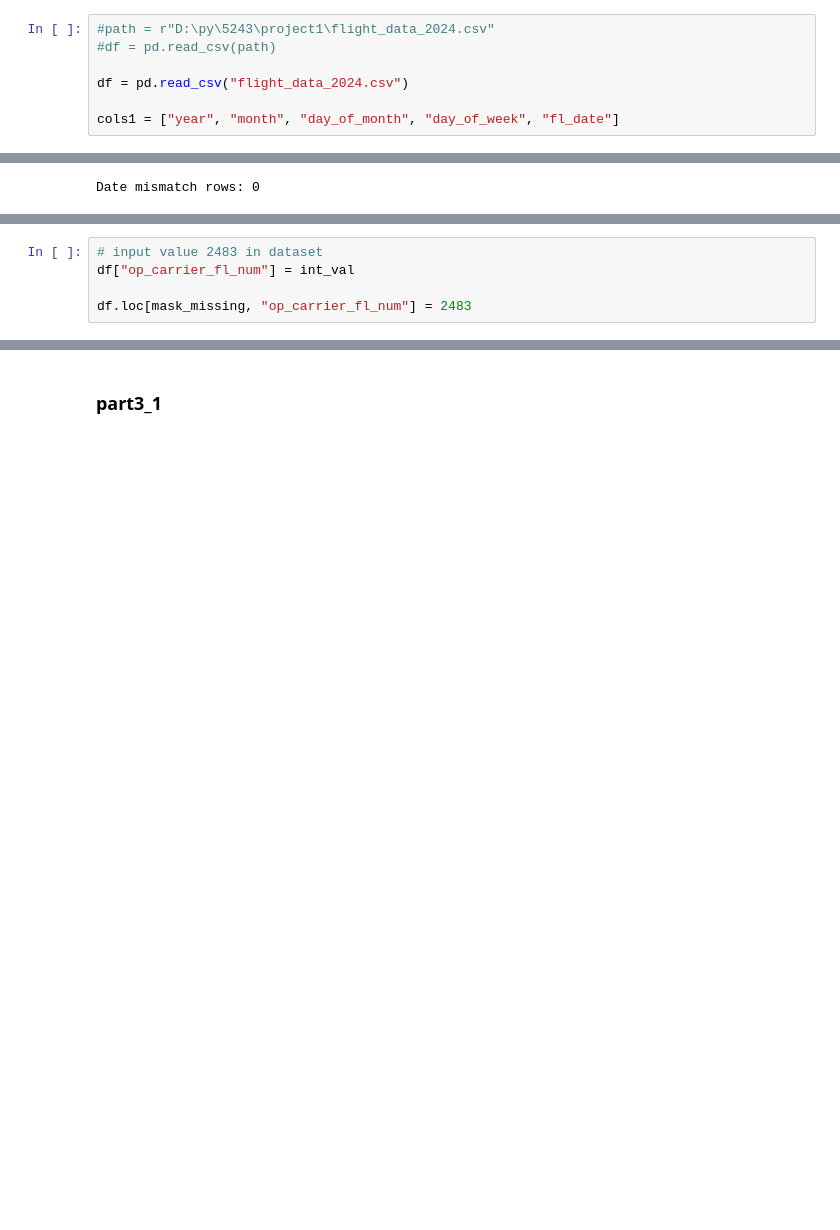
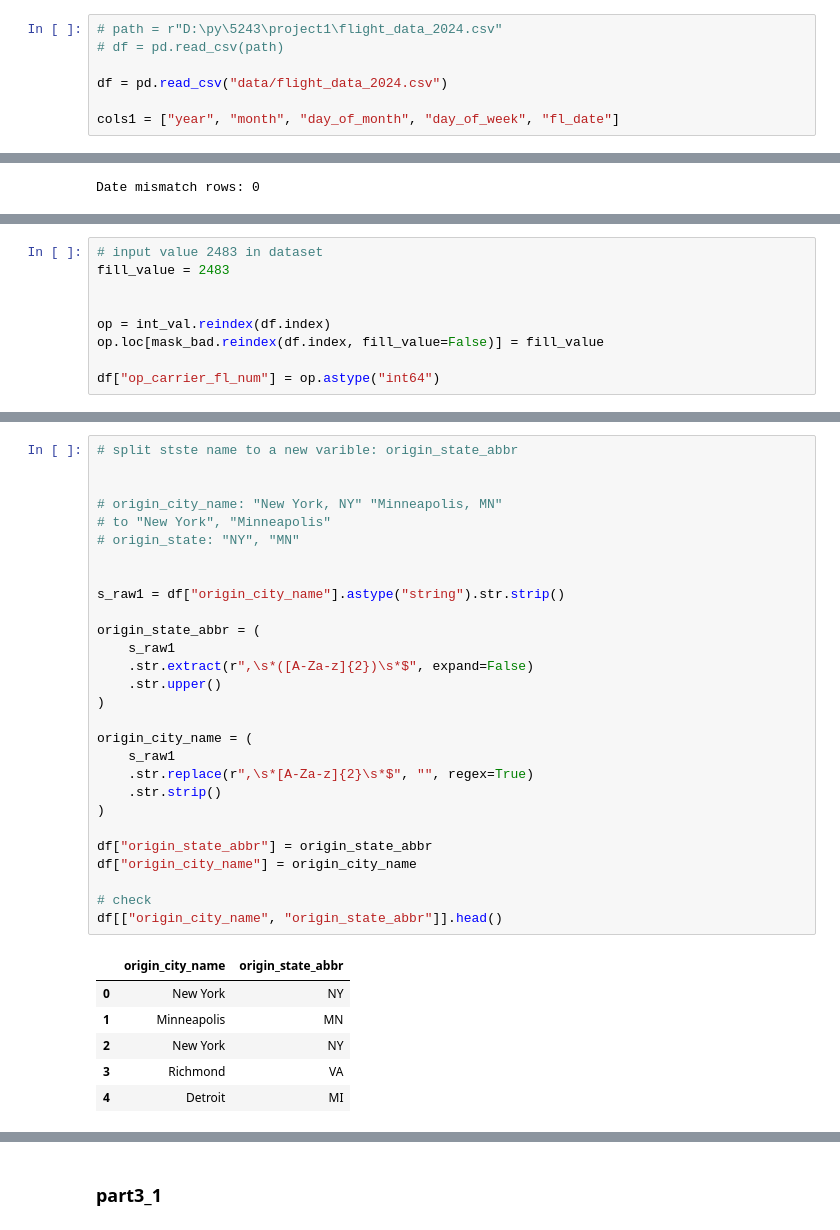
Before and after one commit to nshanbhag2003/flight-delay-analysis, a Jupyter notebook: Notebooks/datacleaning.ipynb, the cells around one changed output, grey strips where cells are left out. Cells and saved outputs as stored; diff of their text form; blank space fills up the shorter version.

```diff
--- a/Notebooks/datacleaning.ipynb
+++ b/Notebooks/datacleaning.ipynb
@@ -10,10 +11,10 @@ fl_date
 import numpy as np
 import pandas as pd
 # %%
-#path = r"D:\py\5243\project1\flight_data_2024.csv"
-#df = pd.read_csv(path)
+# path = r"D:\py\5243\project1\flight_data_2024.csv"
+# df = pd.read_csv(path)
 
-df = pd.read_csv("flight_data_2024.csv")
+df = pd.read_csv("data/flight_data_2024.csv")
 
 cols1 = ["year", "month", "day_of_month", "day_of_week", "fl_date"]
 # %%
@@ -184,5 +118,0 @@ missing_obs #by checking flight history online, the missing value is 2483
-# %%
-# input value 2483 in dataset
-df["op_carrier_fl_num"] = int_val
-
-df.loc[mask_missing, "op_carrier_fl_num"] = 2483
@@ -441,0 +192,9 @@ arr_delay
+# %%
+# input value 2483 in dataset
+fill_value = 2483
+
+
+op = int_val.reindex(df.index)
+op.loc[mask_bad.reindex(df.index, fill_value=False)] = fill_value
+
+df["op_carrier_fl_num"] = op.astype("int64")
@@ -441,0 +252,35 @@ arr_delay
+# %%
+# split stste name to a new varible: origin_state_abbr
+
+
+# origin_city_name: "New York, NY" "Minneapolis, MN"
+# to "New York", "Minneapolis"
+# origin_state: "NY", "MN"
+
+
+s_raw1 = df["origin_city_name"].astype("string").str.strip()
+
+origin_state_abbr = (
+    s_raw1
+    .str.extract(r",\s*([A-Za-z]{2})\s*$", expand=False)
+    .str.upper()
+)
+
+origin_city_name = (
+    s_raw1
+    .str.replace(r",\s*[A-Za-z]{2}\s*$", "", regex=True)
+    .str.strip()
+)
+
+df["origin_state_abbr"] = origin_state_abbr
+df["origin_city_name"] = origin_city_name
+
+# check
+df[["origin_city_name", "origin_state_abbr"]].head()
+# %% [output]
+|  | origin_city_name | origin_state_abbr |
+| 0 | New York | NY |
+| 1 | Minneapolis | MN |
+| 2 | New York | NY |
+| 3 | Richmond | VA |
+| 4 | Detroit | MI |
```
Also changed, not shown: parts of 67 cells of this notebook.
